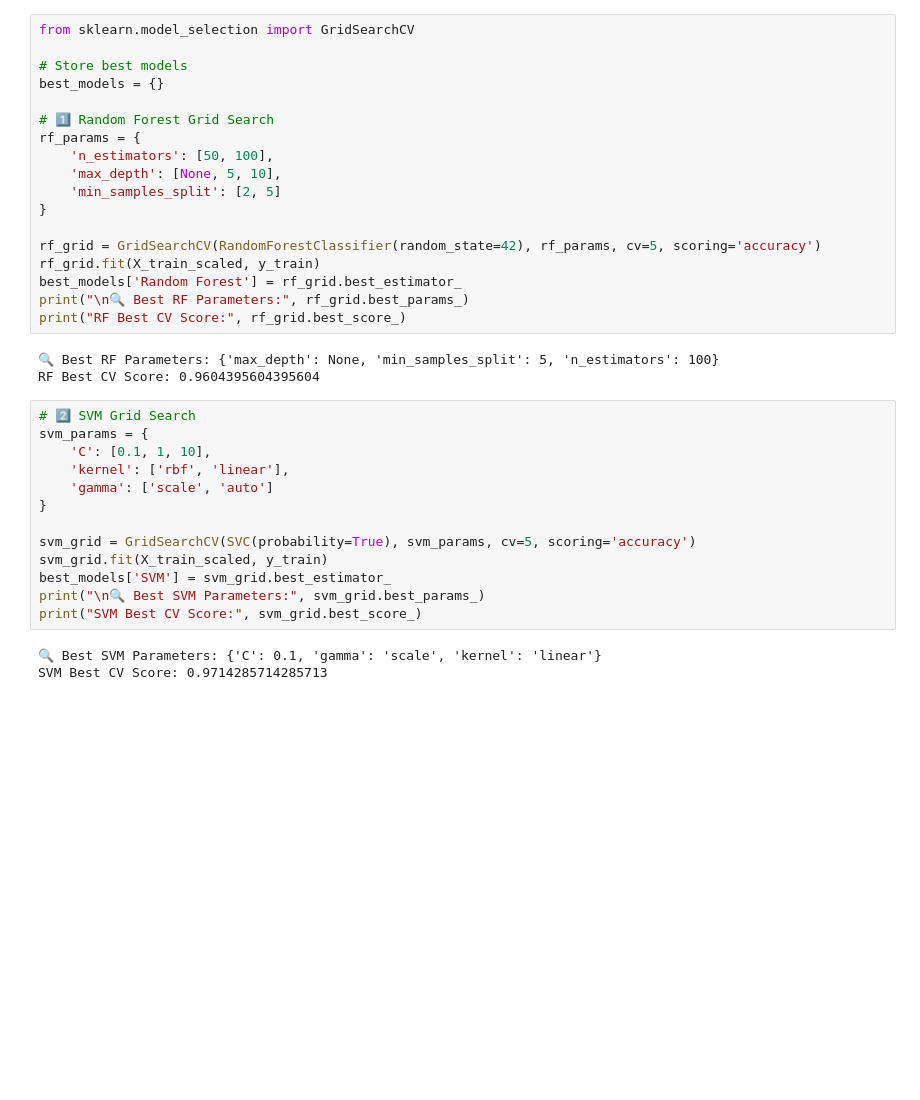
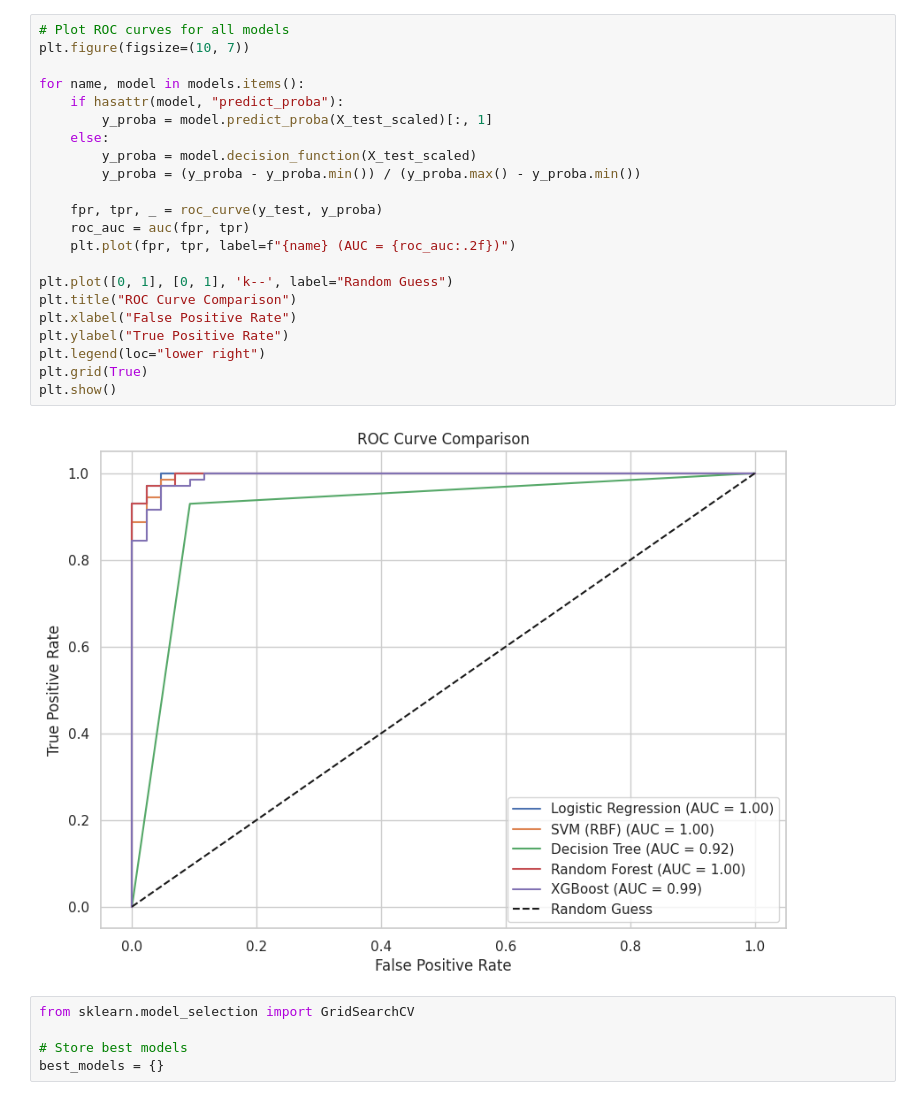
Before and after one commit to 100ravSingh/Artificial_Intelligence, a Jupyter notebook: machine_learning/advanced_classification_pipeline.ipynb, the cells around one changed output. Saved outputs shown, nothing was run; the diff lists cells and outputs as text; blank space fills up the shorter version.

```diff
--- a/machine_learning/advanced_classification_pipeline.ipynb
+++ b/machine_learning/advanced_classification_pipeline.ipynb
@@ -75,40 +81,32 @@ Parameters: { "use_label_encoder" } are not used.
 
   bst.update(dtrain, iteration=i, fobj=obj)
 # %%
-from sklearn.model_selection import GridSearchCV
+# Plot ROC curves for all models
+plt.figure(figsize=(10, 7))
 
-# Store best models
-best_models = {}
+for name, model in models.items():
+    if hasattr(model, "predict_proba"):
+        y_proba = model.predict_proba(X_test_scaled)[:, 1]
+    else:
+        y_proba = model.decision_function(X_test_scaled)
+        y_proba = (y_proba - y_proba.min()) / (y_proba.max() - y_proba.min())
 
-# 1️⃣ Random Forest Grid Search
-rf_params = {
-    'n_estimators': [50, 100],
-    'max_depth': [None, 5, 10],
-    'min_samples_split': [2, 5]
-}
+    fpr, tpr, _ = roc_curve(y_test, y_proba)
+    roc_auc = auc(fpr, tpr)
+    plt.plot(fpr, tpr, label=f"{name} (AUC = {roc_auc:.2f})")
 
-rf_grid = GridSearchCV(RandomForestClassifier(random_state=42), rf_params, cv=5, scoring='accuracy')
-rf_grid.fit(X_train_scaled, y_train)
-best_models['Random Forest'] = rf_grid.best_estimator_
-print("\n🔍 Best RF Parameters:", rf_grid.best_params_)
-print("RF Best CV Score:", rf_grid.best_score_)
+plt.plot([0, 1], [0, 1], 'k--', label="Random Guess")
+plt.title("ROC Curve Comparison")
+plt.xlabel("False Positive Rate")
+plt.ylabel("True Positive Rate")
+plt.legend(loc="lower right")
+plt.grid(True)
+plt.show()
 # %% [output]
-🔍 Best RF Parameters: {'max_depth': None, 'min_samples_split': 5, 'n_estimators': 100}
-RF Best CV Score: 0.9604395604395604
+[figure, added]
 # %%
-# 2️⃣ SVM Grid Search
-svm_params = {
-    'C': [0.1, 1, 10],
-    'kernel': ['rbf', 'linear'],
-    'gamma': ['scale', 'auto']
-}
+from sklearn.model_selection import GridSearchCV
 
-svm_grid = GridSearchCV(SVC(probability=True), svm_params, cv=5, scoring='accuracy')
-svm_grid.fit(X_train_scaled, y_train)
-best_models['SVM'] = svm_grid.best_estimator_
-print("\n🔍 Best SVM Parameters:", svm_grid.best_params_)
-print("SVM Best CV Score:", svm_grid.best_score_)
+# Store best models
+best_models = {}
-# %% [output]
-🔍 Best SVM Parameters: {'C': 0.1, 'gamma': 'scale', 'kernel': 'linear'}
-SVM Best CV Score: 0.9714285714285713
 # %%
```
Also changed, not shown: parts of 14 cells of this notebook.
